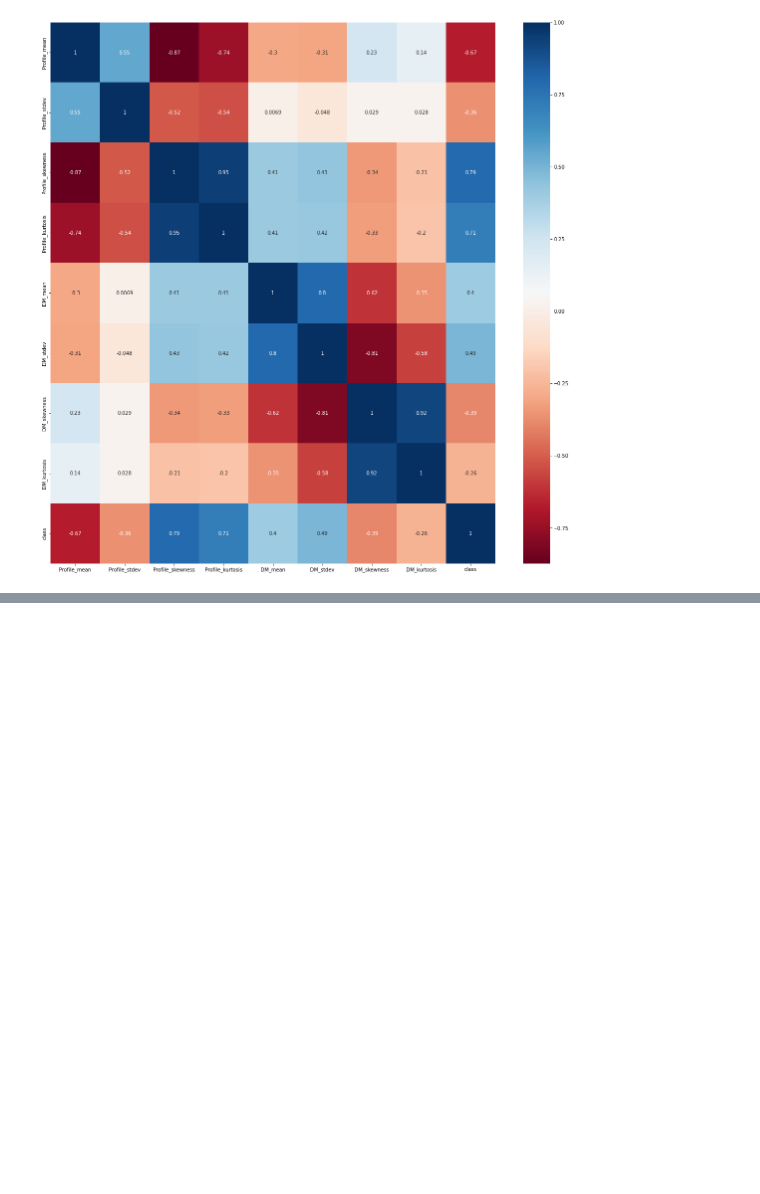
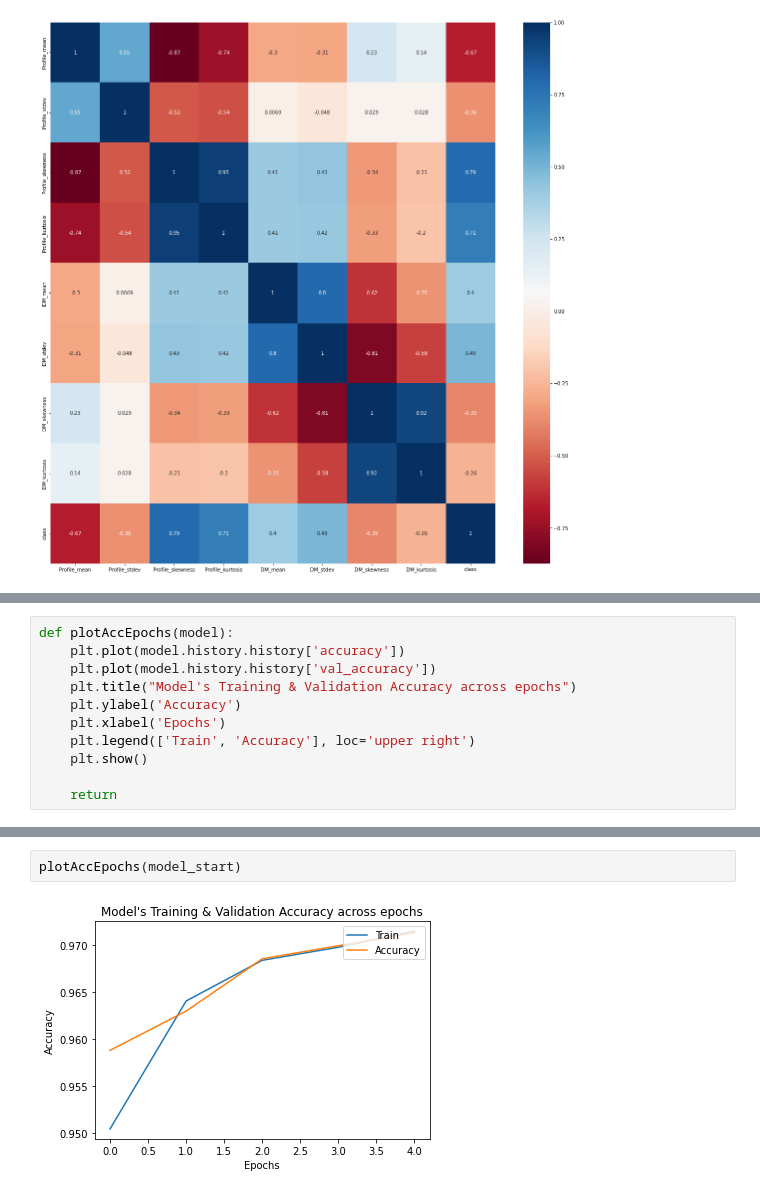
Before and after one commit to djordjeviclazar/laughing-spork, a Jupyter notebook: project3-ml-htru2_pulsardata.ipynb, the cells around one changed output, grey strips where cells are left out. Cells and saved outputs as stored; diff of their text form; blank space fills up the shorter version.

```diff
--- a/project3-ml-htru2_pulsardata.ipynb
+++ b/project3-ml-htru2_pulsardata.ipynb
@@ -146,0 +293,11 @@ sb.heatmap(dataset.corr(method='pearson'), annot=True, cmap='RdBu', ax=ax)
+# %%
+def plotAccEpochs(model):
+    plt.plot(model.history.history['accuracy'])
+    plt.plot(model.history.history['val_accuracy'])
+    plt.title("Model's Training & Validation Accuracy across epochs")
+    plt.ylabel('Accuracy')
+    plt.xlabel('Epochs')
+    plt.legend(['Train', 'Accuracy'], loc='upper right')
+    plt.show()
+
+    return
@@ -146,0 +340,4 @@ sb.heatmap(dataset.corr(method='pearson'), annot=True, cmap='RdBu', ax=ax)
+# %%
+plotAccEpochs(model_start)
+# %% [output]
+[figure, added]
```
Also changed, not shown: parts of 20 cells of this notebook.
